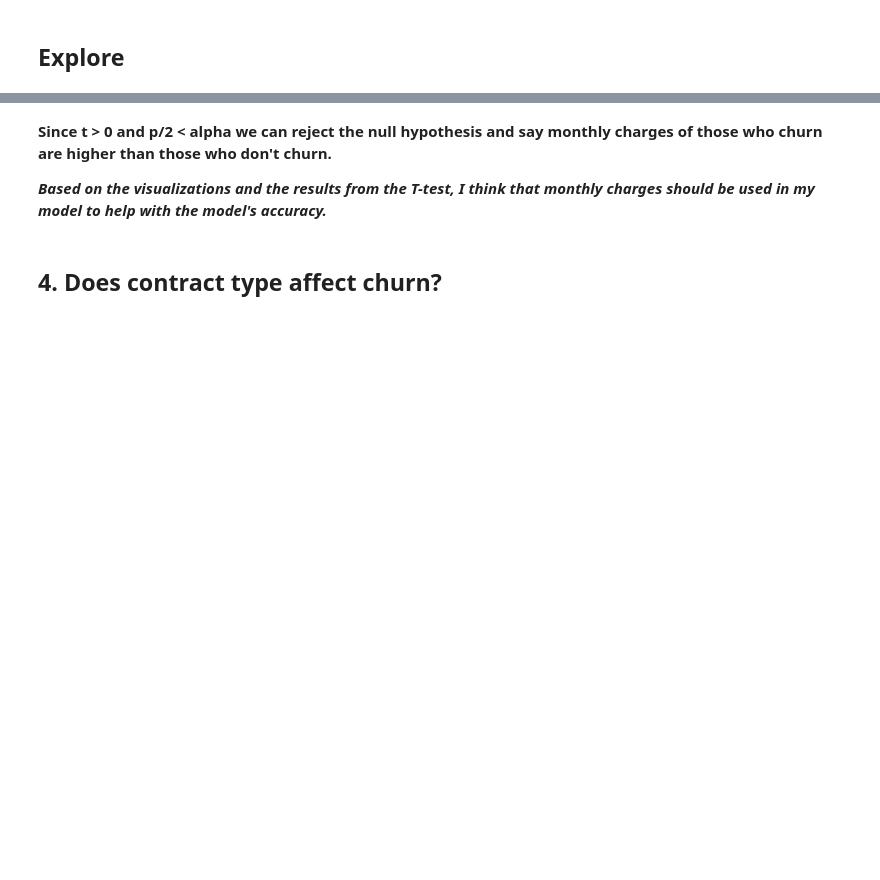
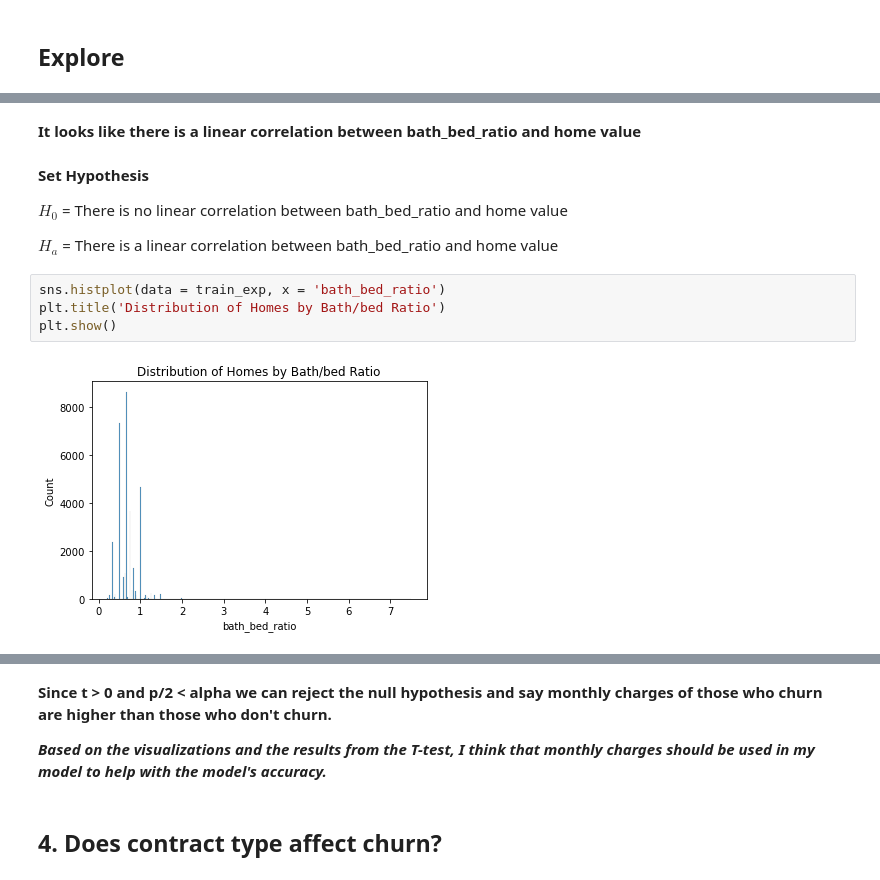
Before and after one commit to markydoug/zillow_project, a Jupyter notebook: report_draft1.ipynb, the cells around one changed output, grey strips where cells are left out. Cells and saved outputs as stored; diff of their text form; blank space fills up the shorter version.

```diff
--- a/report_draft1.ipynb
+++ b/report_draft1.ipynb
@@ -126,0 +129,14 @@ e.tenure_ttest(train)
+# %% [markdown]
+**It looks like there is a linear correlation between bath_bed_ratio and home value**
+# %% [markdown]
+**Set Hypothesis**
+
+$H_0$ = There is no linear correlation between bath_bed_ratio and home value
+
+$H_a$ = There is a linear correlation between bath_bed_ratio and home value
+# %%
+sns.histplot(data = train_exp, x = 'bath_bed_ratio')
+plt.title('Distribution of Homes by Bath/bed Ratio')
+plt.show()
+# %% [output]
+[figure, added]
```
Also changed, not shown: parts of 32 cells of this notebook.
